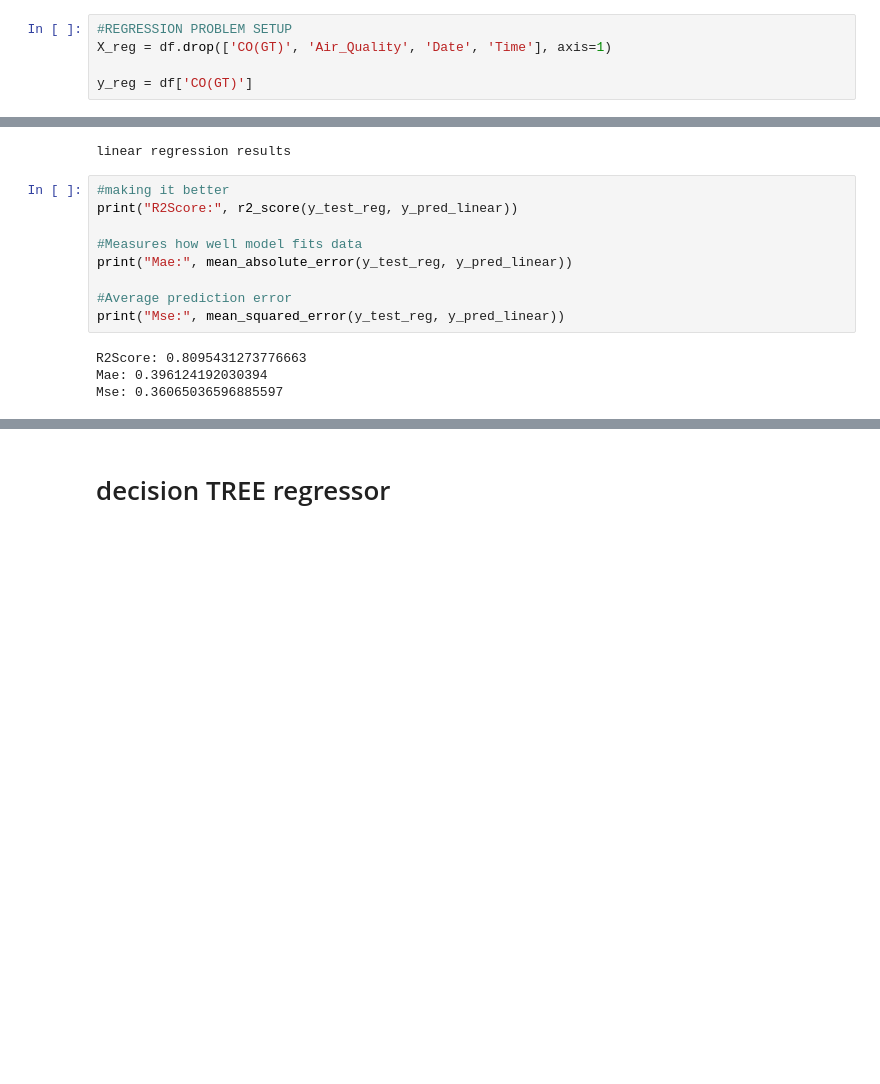
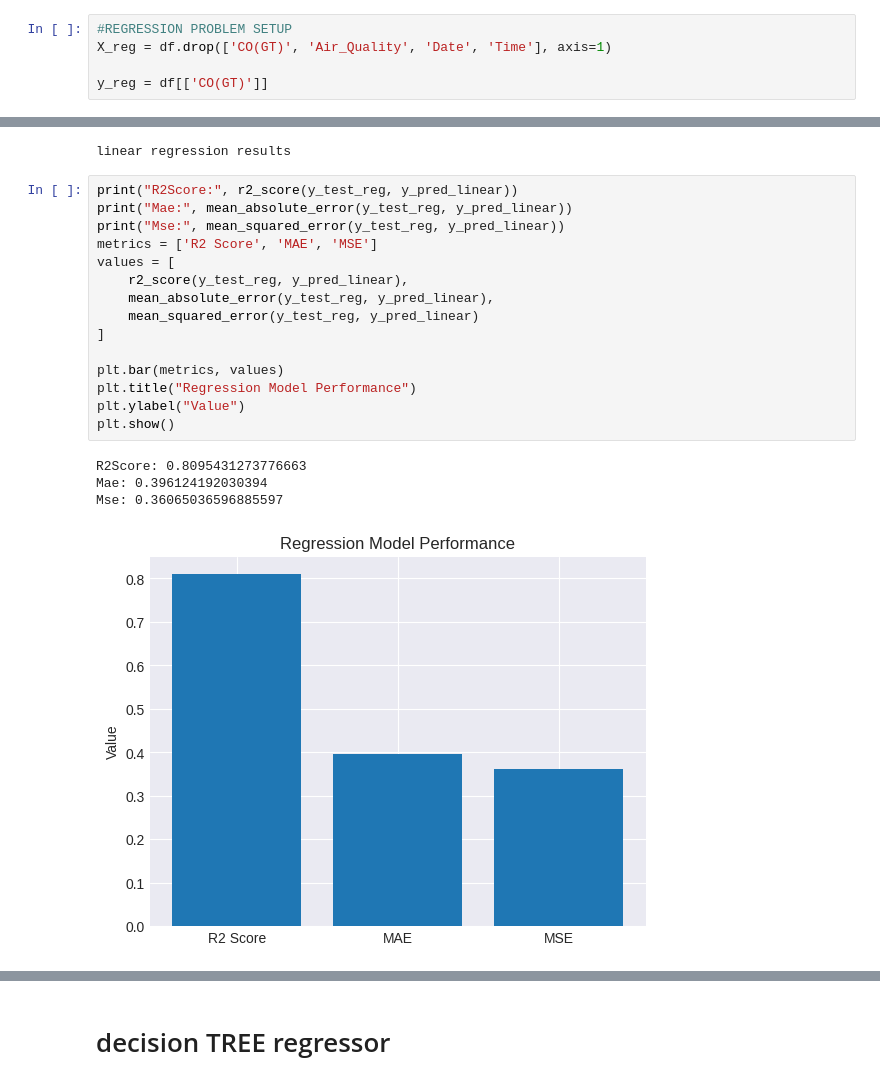
Before and after one commit to namharledba/Air-Quality-Prediction-Dashboard-, a Jupyter notebook: DataAnalysisFile.ipynb, the cells around one changed output, grey strips where cells are left out. Drawn from its saved outputs; the diff is of its cells as text; blank space fills up the shorter version.

```diff
--- a/DataAnalysisFile.ipynb
+++ b/DataAnalysisFile.ipynb
@@ -386,7 +442,7 @@ df['Air_Quality'] = df.apply(
 #REGRESSION PROBLEM SETUP
 X_reg = df.drop(['CO(GT)', 'Air_Quality', 'Date', 'Time'], axis=1)
 
-y_reg = df['CO(GT)']
+y_reg = df[['CO(GT)']]
 # %%
 #Train-test split
 X_train_reg, X_test_reg, y_train_reg, y_test_reg = train_test_split(
@@ -423,16 +479,23 @@ y_pred_linear = linear_model.predict(X_test_reg)
 print("\nlinear regression results")
 # %% [output]
 linear regression results
-# %%
-#making it better
-print("R2Score:", r2_score(y_test_reg, y_pred_linear))
-
-#Measures how well model fits data
-print("Mae:", mean_absolute_error(y_test_reg, y_pred_linear))
-
-#Average prediction error
-print("Mse:", mean_squared_error(y_test_reg, y_pred_linear))
-# %% [output]
-R2Score: 0.8095431273776663
-Mae: 0.396124192030394
-Mse: 0.36065036596885597
+# %%
+print("R2Score:", r2_score(y_test_reg, y_pred_linear))
+print("Mae:", mean_absolute_error(y_test_reg, y_pred_linear))
+print("Mse:", mean_squared_error(y_test_reg, y_pred_linear))
+metrics = ['R2 Score', 'MAE', 'MSE']
+values = [
+    r2_score(y_test_reg, y_pred_linear),
+    mean_absolute_error(y_test_reg, y_pred_linear),
+    mean_squared_error(y_test_reg, y_pred_linear)
+]
+
+plt.bar(metrics, values)
+plt.title("Regression Model Performance")
+plt.ylabel("Value")
+plt.show()
+# %% [output]
+R2Score: 0.8095431273776663
+Mae: 0.396124192030394
+Mse: 0.36065036596885597
+[figure, added]
```
Also changed, not shown: parts of 18 cells of this notebook.
